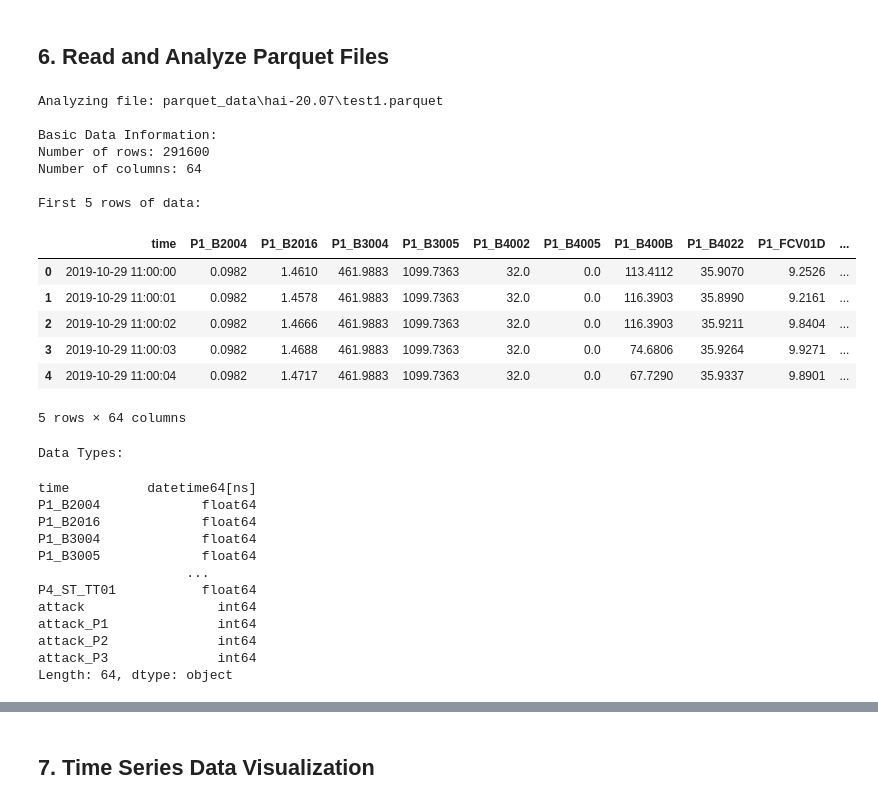
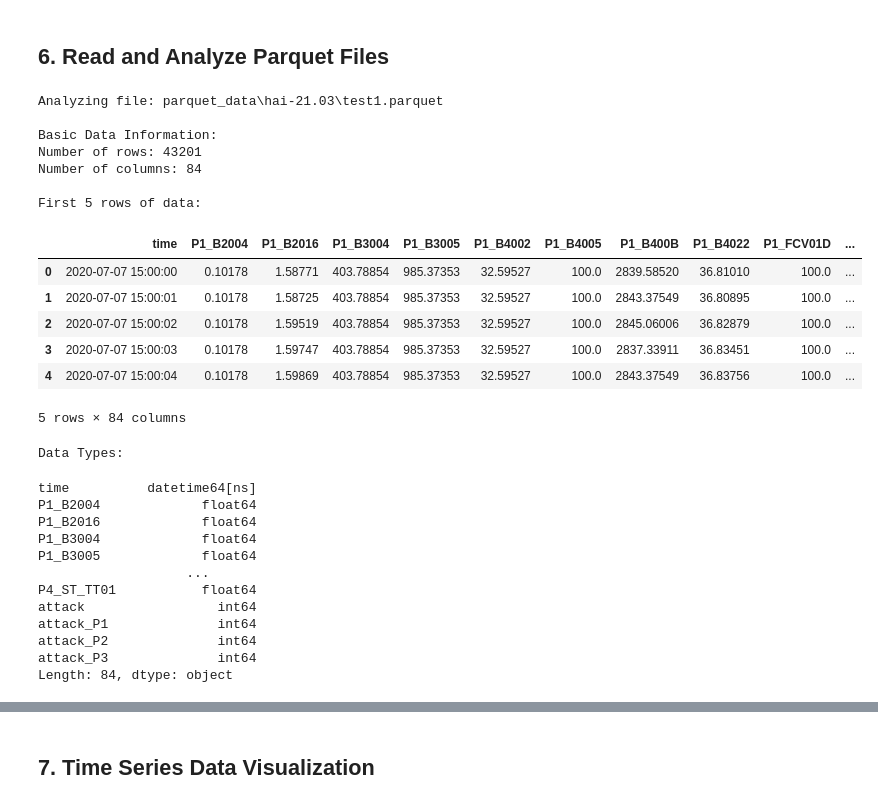
Before and after one commit to zxzinn/hai-dataset-analysis, a Jupyter notebook: hai_dataset_analysis.ipynb, the cells around one changed output, grey strips where cells are left out. Drawn from its saved outputs; the diff is of its cells as text; code cells hidden in the pictures.

```diff
--- a/hai_dataset_analysis.ipynb
+++ b/hai_dataset_analysis.ipynb
@@ -168,7 +168,7 @@ plt.show()
 ## 6. Read and Analyze Parquet Files
 # %%
 # Select a dataset for detailed analysis
-selected_dataset = 'hai-20.07'  # Can be changed to other datasets
+selected_dataset = 'hai-21.03'  # Can be changed to other datasets
 parquet_dir = os.path.join(output_dir, selected_dataset)
 
 # Get all Parquet files
@@ -180,42 +180,42 @@ if parquet_files:
     print(f"Analyzing file: {sample_file}")
 
     # Read Parquet file
     df = pd.read_parquet(sample_file)
 
     # Display basic information
     print("\nBasic Data Information:")
     print(f"Number of rows: {df.shape[0]}")
     print(f"Number of columns: {df.shape[1]}")
 
     # Display first few rows
     print("\nFirst 5 rows of data:")
     display(df.head())
 
     # Display data types
     print("\nData Types:")
     display(df.dtypes)
 
     # Detect time column
     time_column = ctp.detect_time_column(df)
     if time_column:
         print(f"\nTime range: {df[time_column].min()} to {df[time_column].max()}")
 else:
     print(f"Warning: No Parquet files found in: {parquet_dir}")
 # %% [output]
-Analyzing file: parquet_data\hai-20.07\test1.parquet
+Analyzing file: parquet_data\hai-21.03\test1.parquet
 
 Basic Data Information:
-Number of rows: 291600
-Number of columns: 64
+Number of rows: 43201
+Number of columns: 84
 
 First 5 rows of data:
 |  | time | P1_B2004 | P1_B2016 | P1_B3004 | P1_B3005 | P1_B4002 | P1_B4005 | P1_B400B | P1_B4022 | P1_FCV01D | ... |
-| 0 | 2019-10-29 11:00:00 | 0.0982 | 1.4610 | 461.9883 | 1099.7363 | 32.0 | 0.0 | 113.4112 | 35.9070 | 9.2526 | ... |
-| 1 | 2019-10-29 11:00:01 | 0.0982 | 1.4578 | 461.9883 | 1099.7363 | 32.0 | 0.0 | 116.3903 | 35.8990 | 9.2161 | ... |
-| 2 | 2019-10-29 11:00:02 | 0.0982 | 1.4666 | 461.9883 | 1099.7363 | 32.0 | 0.0 | 116.3903 | 35.9211 | 9.8404 | ... |
-| 3 | 2019-10-29 11:00:03 | 0.0982 | 1.4688 | 461.9883 | 1099.7363 | 32.0 | 0.0 | 74.6806 | 35.9264 | 9.9271 | ... |
-| 4 | 2019-10-29 11:00:04 | 0.0982 | 1.4717 | 461.9883 | 1099.7363 | 32.0 | 0.0 | 67.7290 | 35.9337 | 9.8901 | ... |
+| 0 | 2020-07-07 15:00:00 | 0.10178 | 1.58771 | 403.78854 | 985.37353 | 32.59527 | 100.0 | 2839.58520 | 36.81010 | 100.0 | ... |
+| 1 | 2020-07-07 15:00:01 | 0.10178 | 1.58725 | 403.78854 | 985.37353 | 32.59527 | 100.0 | 2843.37549 | 36.80895 | 100.0 | ... |
+| 2 | 2020-07-07 15:00:02 | 0.10178 | 1.59519 | 403.78854 | 985.37353 | 32.59527 | 100.0 | 2845.06006 | 36.82879 | 100.0 | ... |
+| 3 | 2020-07-07 15:00:03 | 0.10178 | 1.59747 | 403.78854 | 985.37353 | 32.59527 | 100.0 | 2837.33911 | 36.83451 | 100.0 | ... |
+| 4 | 2020-07-07 15:00:04 | 0.10178 | 1.59869 | 403.78854 | 985.37353 | 32.59527 | 100.0 | 2843.37549 | 36.83756 | 100.0 | ... |
-5 rows × 64 columns
+5 rows × 84 columns
 Data Types:
 time          datetime64[ns]
 P1_B2004             float64
@@ -228,4 +228,4 @@ attack                 int64
 attack_P1              int64
 attack_P2              int64
 attack_P3              int64
-Length: 64, dtype: object
+Length: 84, dtype: object
```
Also changed, not shown: parts of 6 cells of this notebook, 2 other files.
